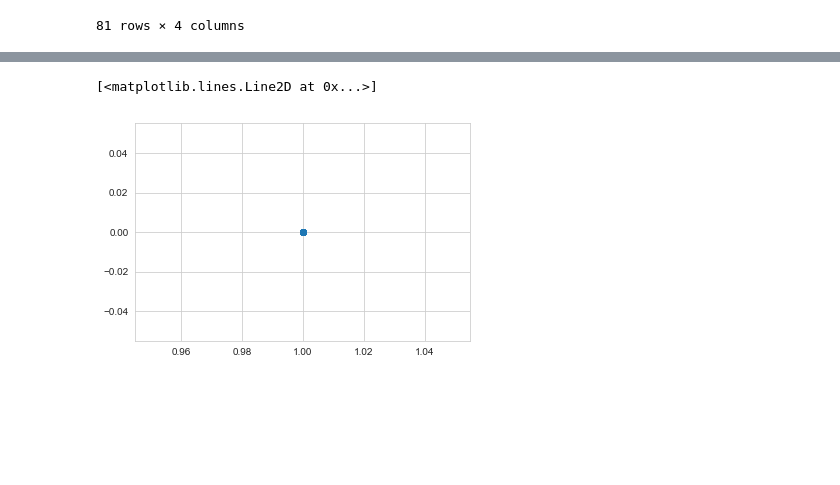
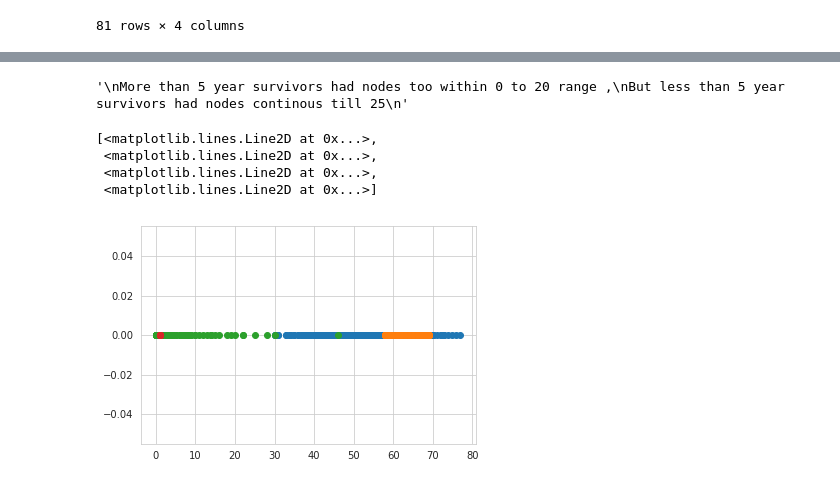
Before and after one commit to TheMLEngineer/Machine-Learning-Assignments, a Jupyter notebook: EDA.ipynb, the cells around one changed output, grey strips where cells are left out. Drawn from its saved outputs; the diff is of its cells as text; code cells hidden in the pictures; blank space fills up the shorter version.

```diff
--- a/EDA.ipynb
+++ b/EDA.ipynb
@@ -8,7 +8,7 @@ import matplotlib.pyplot as plt
 # %%
 #Loading the dataset
 
-haberman = pd.read_csv('haberman.csv')
+haberman = pd.read_csv('https://raw.githubusercontent.com/TheMLEngineer/Machine-Learning-Assignments/master/haberman.csv')
 # %%
 haberman.head()
 # %% [output]
@@ -219,5 +247,15 @@ less_than_5
+# %%
+'''
+More than 5 year survivors had nodes too within 0 to 20 range ,
+But less than 5 year survivors had nodes continous till 25
+'''
+# %% [output]
+'\nMore than 5 year survivors had nodes too within 0 to 20 range ,\nBut less than 5 year survivors had nodes continous till 25\n'
 # %%
-plt.plot(more_than_5['status'] , np.zeros_like(more_than_5['status']),'o')
+plt.plot(more_than_5,np.zeros_like(more_than_5) , 'o')
 # %% [output]
-[<matplotlib.lines.Line2D at 0x...>]
+[<matplotlib.lines.Line2D at 0x...>,
+ <matplotlib.lines.Line2D at 0x...>,
+ <matplotlib.lines.Line2D at 0x...>,
+ <matplotlib.lines.Line2D at 0x...>]
-[figure, old version]
+[figure, new version]
```
Also changed, not shown: parts of 9 cells of this notebook.
